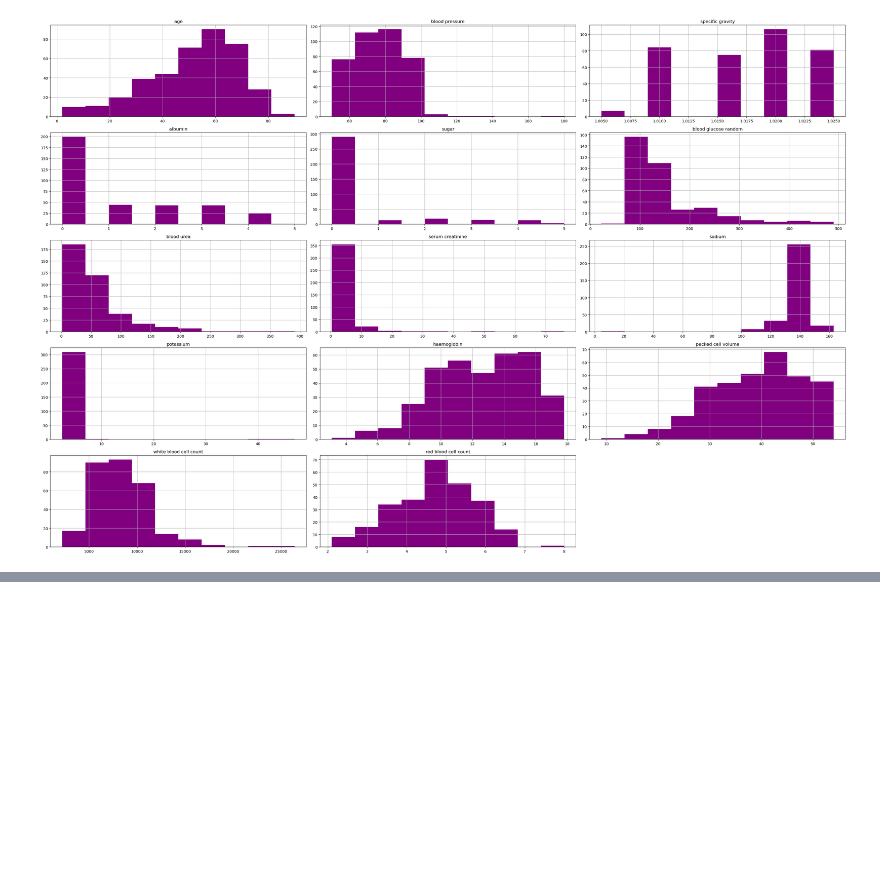
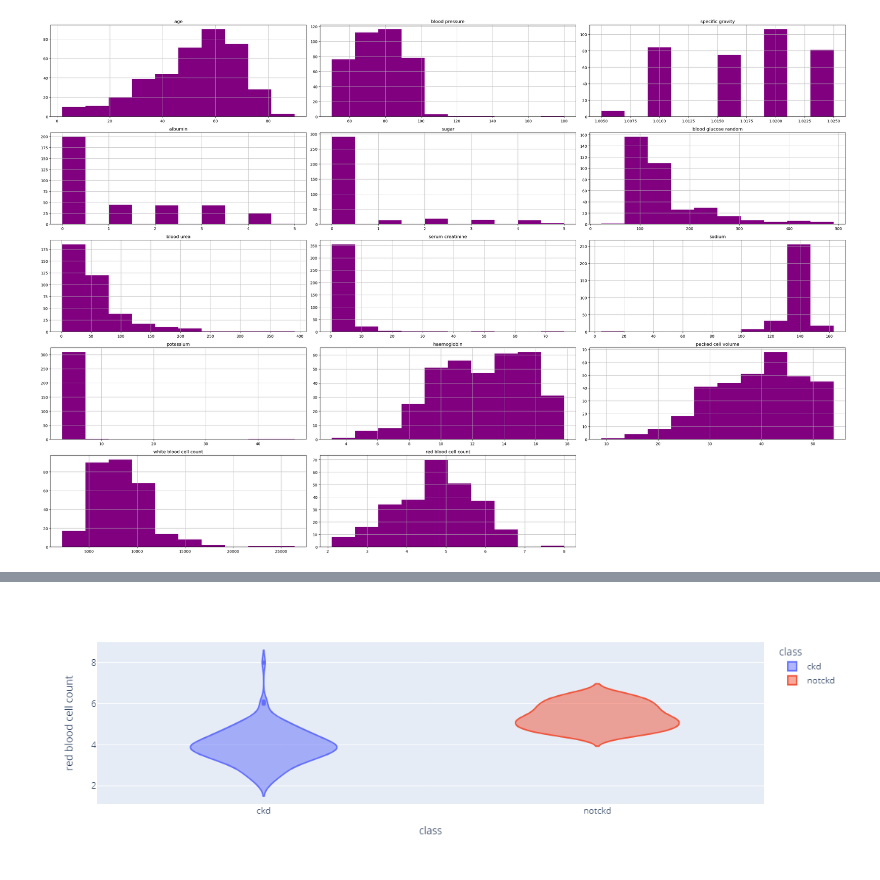
Before and after one commit to niveditha2000/Chronic_Kidney_Disease_Status_Prediction, a Jupyter notebook: chronic_kidney_disease_status_prediction.ipynb, the cells around one changed output, grey strips where cells are left out. Drawn from its saved outputs; the diff is of its cells as text; code cells hidden in the pictures; blank space fills up the shorter version.

```diff
--- a/chronic_kidney_disease_status_prediction.ipynb
+++ b/chronic_kidney_disease_status_prediction.ipynb
@@ -223,0 +302,4 @@ plt.show()
+# %%
+px.violin(dataframe,y='red blood cell count',x="class", color="class")
+# %% [output]
+[figure, added]
```
Also changed, not shown: parts of 16 cells of this notebook.
